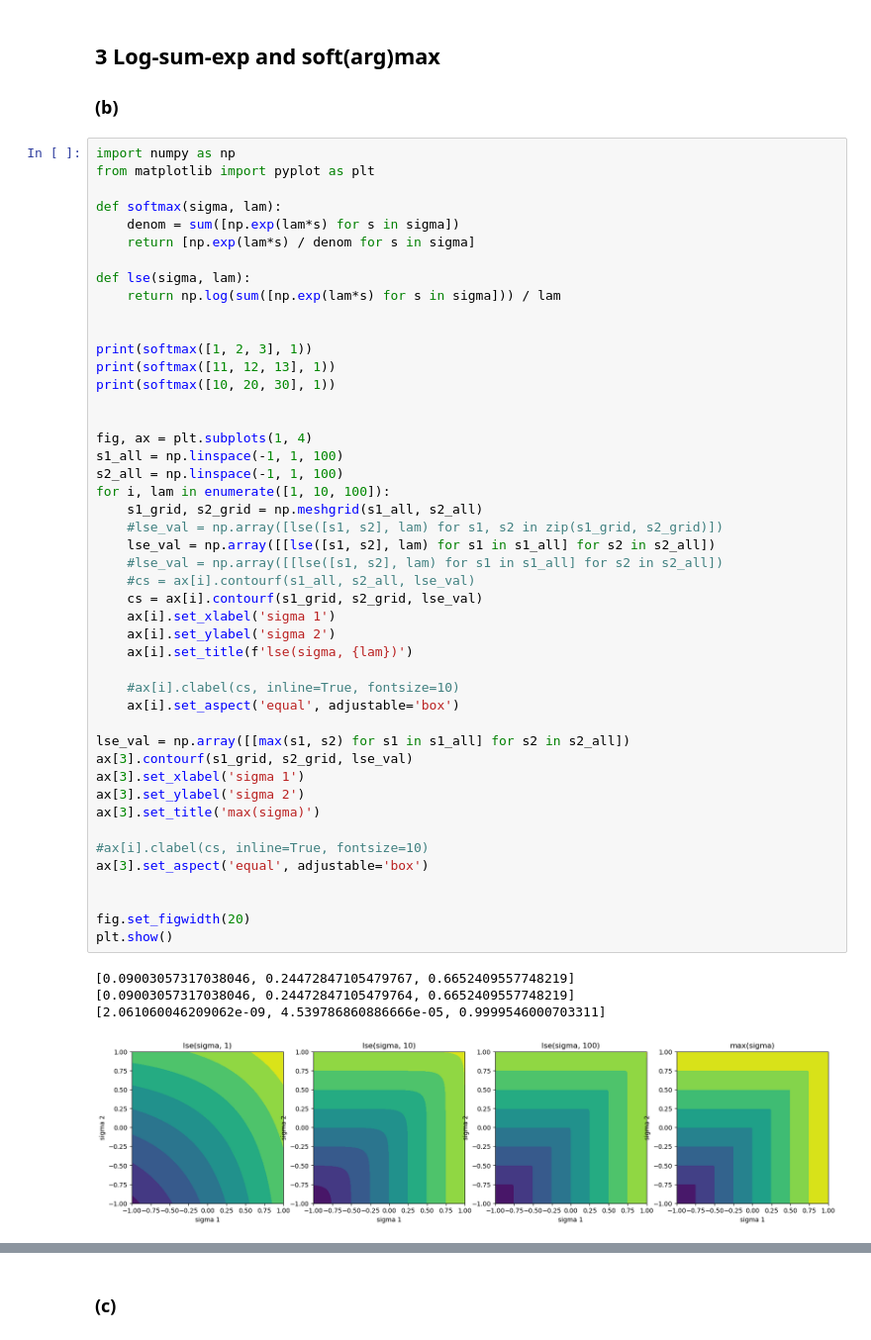
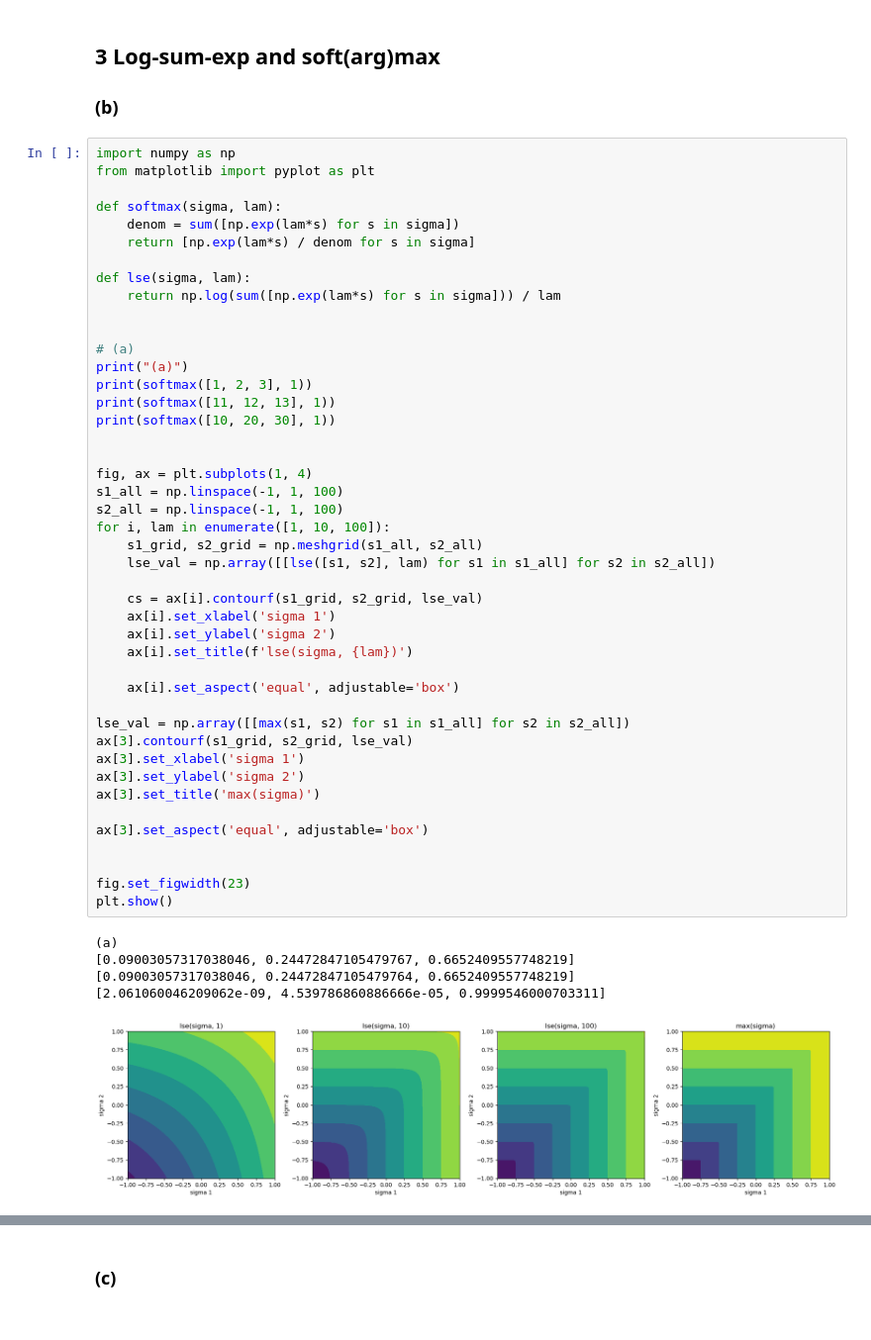
Before and after one commit to emironovich/mlph_w24, a Jupyter notebook: sheet05/sheet05.ipynb, the cells around one changed output, grey strips where cells are left out. Shown at 99% size. Saved outputs shown, nothing was run; the diff lists cells and outputs as text.

```diff
--- a/sheet05/sheet05.ipynb
+++ b/sheet05/sheet05.ipynb
@@ -53,42 +53,41 @@ def lse(sigma, lam):
     return np.log(sum([np.exp(lam*s) for s in sigma])) / lam
 
 
+# (a)
+print("(a)")
 print(softmax([1, 2, 3], 1))
 print(softmax([11, 12, 13], 1))
 print(softmax([10, 20, 30], 1))
 
 
 fig, ax = plt.subplots(1, 4)
 s1_all = np.linspace(-1, 1, 100)
 s2_all = np.linspace(-1, 1, 100)
 for i, lam in enumerate([1, 10, 100]):
     s1_grid, s2_grid = np.meshgrid(s1_all, s2_all)
-    #lse_val = np.array([lse([s1, s2], lam) for s1, s2 in zip(s1_grid, s2_grid)])
     lse_val = np.array([[lse([s1, s2], lam) for s1 in s1_all] for s2 in s2_all])
-    #lse_val = np.array([[lse([s1, s2], lam) for s1 in s1_all] for s2 in s2_all])
-    #cs = ax[i].contourf(s1_all, s2_all, lse_val)
+
     cs = ax[i].contourf(s1_grid, s2_grid, lse_val)
     ax[i].set_xlabel('sigma 1')
     ax[i].set_ylabel('sigma 2')
     ax[i].set_title(f'lse(sigma, {lam})')
 
-    #ax[i].clabel(cs, inline=True, fontsize=10)
     ax[i].set_aspect('equal', adjustable='box')
 
 lse_val = np.array([[max(s1, s2) for s1 in s1_all] for s2 in s2_all])
 ax[3].contourf(s1_grid, s2_grid, lse_val)
 ax[3].set_xlabel('sigma 1')
 ax[3].set_ylabel('sigma 2')
 ax[3].set_title('max(sigma)')
 
-#ax[i].clabel(cs, inline=True, fontsize=10)
 ax[3].set_aspect('equal', adjustable='box')
 
 
-fig.set_figwidth(20)
+fig.set_figwidth(23)
 plt.show()
 # %% [output]
+(a)
 [0.09003057317038046, 0.24472847105479767, 0.6652409557748219]
 [0.09003057317038046, 0.24472847105479764, 0.6652409557748219]
 [2.061060046209062e-09, 4.539786860886666e-05, 0.9999546000703311]
-[figure, old version]
+[figure, new version]
```
Also changed, not shown: parts of 4 cells of this notebook.
